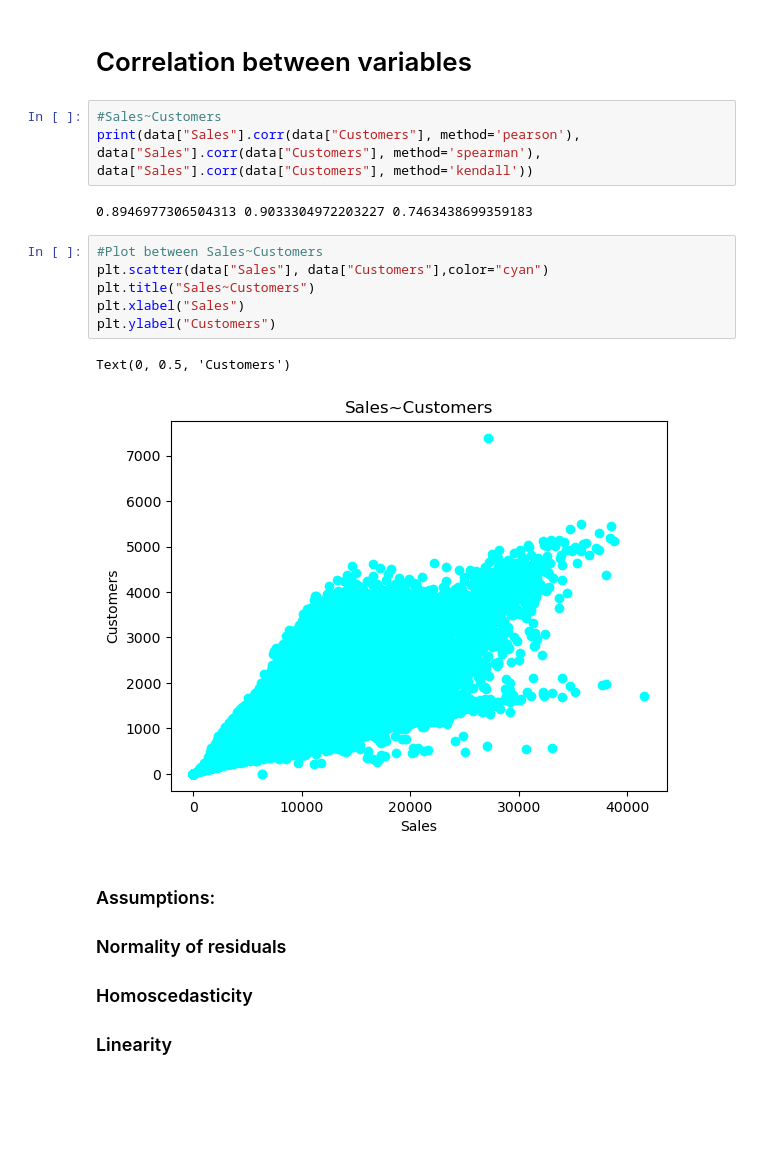
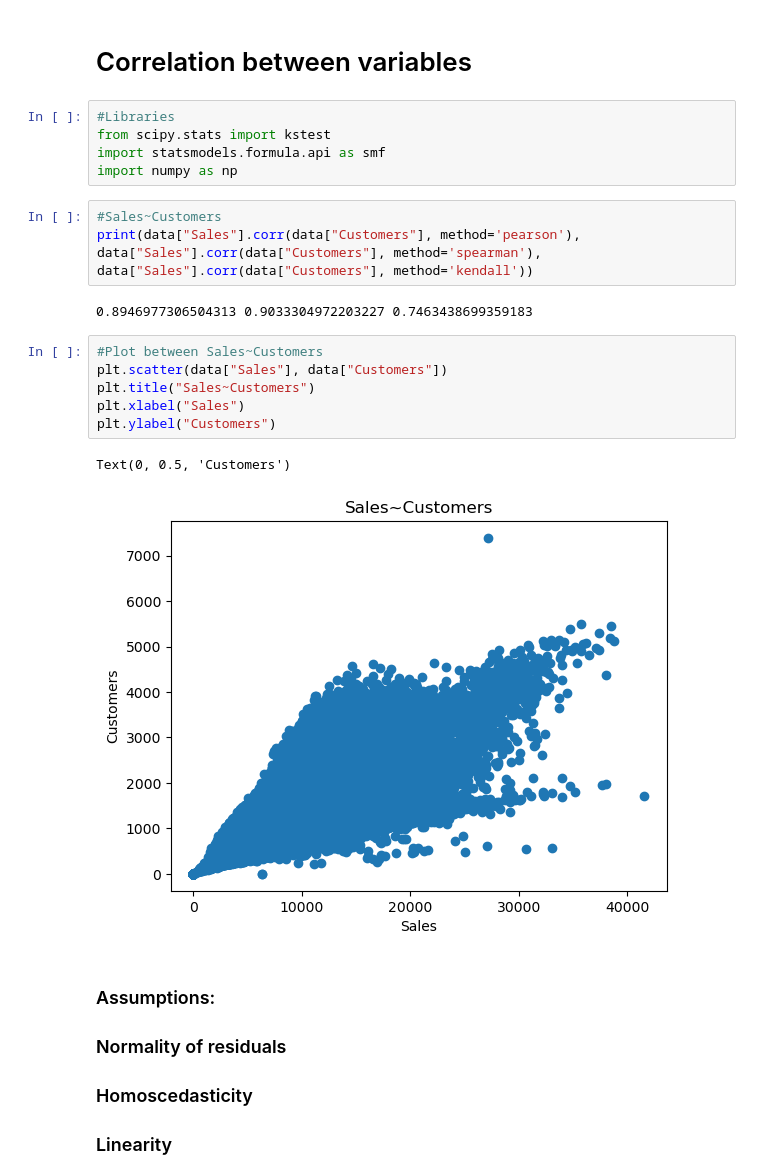
Before and after one commit to GeorgeStampolidiss/Projects, a Jupyter notebook: Project1_GStampolidis.ipynb, the cells around one changed output. Saved outputs shown, nothing was run; the diff lists cells and outputs as text; blank space fills up the shorter version.

```diff
--- a/Project1_GStampolidis.ipynb
+++ b/Project1_GStampolidis.ipynb
@@ -682,6 +682,11 @@ plt.ylabel("Customers")
 plt.show()
 # %% [markdown]
 # Correlation between variables
+# %%
+#Libraries
+from scipy.stats import kstest
+import statsmodels.formula.api as smf
+import numpy as np
 # %%
 #Sales~Customers
 print(data["Sales"].corr(data["Customers"], method='pearson'),
@@ -691,13 +696,13 @@ data["Sales"].corr(data["Customers"], method='kendall'))
 0.8946977306504313 0.9033304972203227 0.7463438699359183
 # %%
 #Plot between Sales~Customers
-plt.scatter(data["Sales"], data["Customers"],color="cyan")
+plt.scatter(data["Sales"], data["Customers"])
 plt.title("Sales~Customers")
 plt.xlabel("Sales")
 plt.ylabel("Customers")
 # %% [output]
 Text(0, 0.5, 'Customers')
-[figure, old version]
+[figure, new version]
 # %% [markdown]
 ### Assumptions:
 ### Normality of residuals
```
Also changed, not shown: parts of 25 cells of this notebook.
